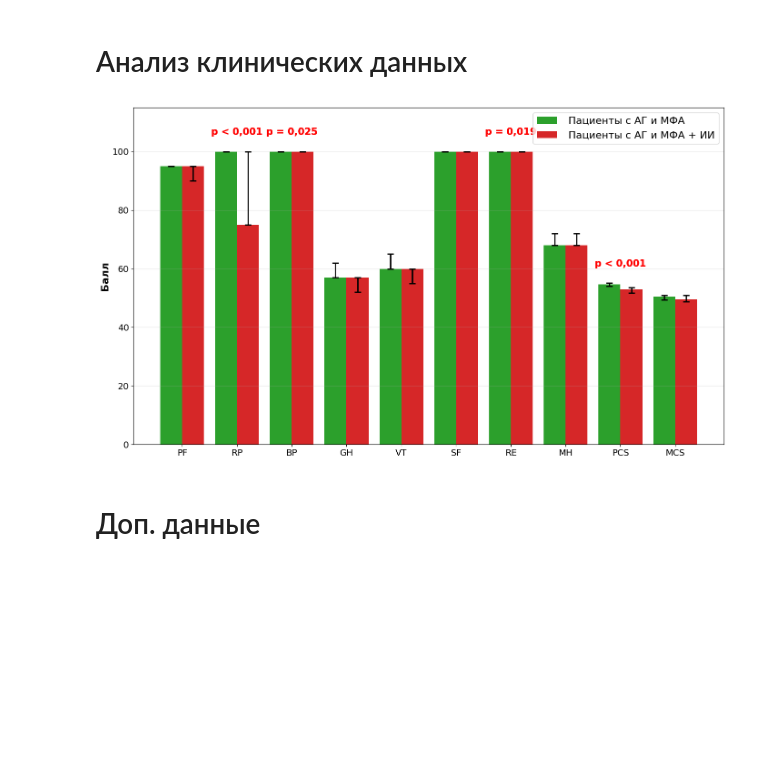
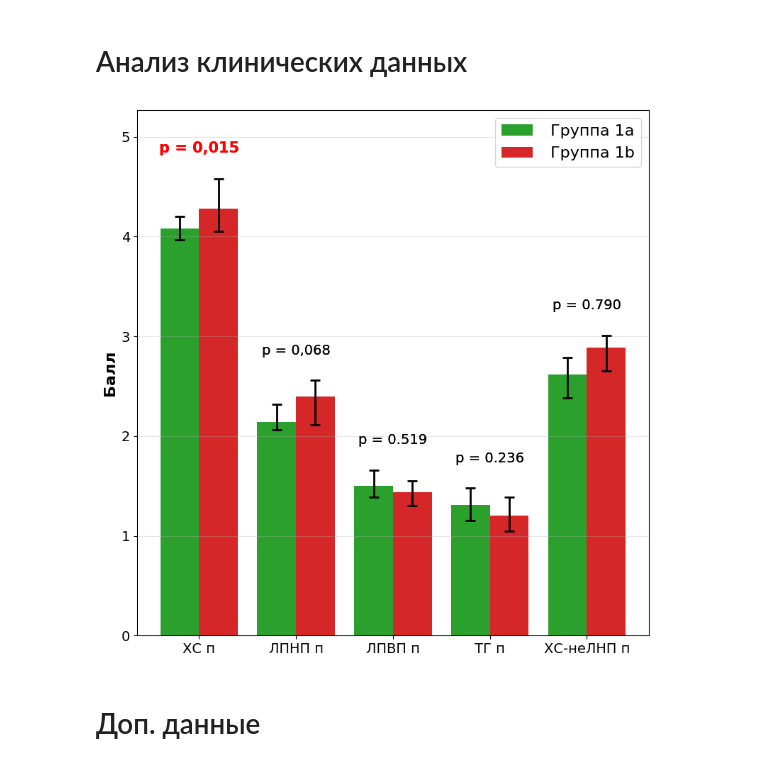
Before and after one commit to hopesofbuzzy/URFU_adii, a Jupyter notebook: Практики/5/Визуализация.ipynb, the cells around one changed output. Drawn from its saved outputs; the diff is of its cells as text; code cells hidden in the pictures; blank space fills up the shorter version.

```diff
--- a/Практики/5/Визуализация.ipynb
+++ b/Практики/5/Визуализация.ipynb
@@ -338,7 +346,8 @@ def create_summary_dict(file_path: str, sheet_name: str, group_names={0: 'Гру
       if not results or indicator in results:
         for group in groups:
             if not results or group in results.get(indicator):
-                data = list(map(float_nan, list(df[df[group_col] == group][indicator])))
+                #
+                data = list(list_float_nan(list(df[df[group_col] == group][indicator])))
                 median, ci = calculate_median_ci(data)
                 summary_data[indicator] = summary_data.setdefault(indicator, {})
                 summary_data[indicator][group] = summary_data[indicator].setdefault(group, {})
@@ -351,33 +360,33 @@ def create_summary_dict(file_path: str, sheet_name: str, group_names={0: 'Гру
                 }
     return summary_data, groups, indicators
 # %%
-def analyze_clinical_data(file_path, sheet_name, group_names={0: 'Группа A', 1: 'Группа B'}):
+def analyze_clinical_data(file_path, sheet_name, group_names={0: 'Группа A', 1: 'Группа B'}, pvalues: dict={}):
     """
     Основная функция для анализа клинических данных и визуализации диаграмм
 
     :param file_path: путь файла с таблицой
     :param sheet_name: лист таблицы для анализа
     :param group_names: обозначения для групп в словаре
+    :param pvalues: p-value при каждом столбце
     """
     # Строим словари с данными, получаем группы и индикаторы
     results, groups, indicators = create_summary_dict(file_path, sheet_name, group_names=group_names)
 
-    pvalues = {'РF': [' ', 0], 'RP': ['p < 0,001', 1],  'BP': ['p = 0,025', 1], 'GH': [' ', 0],
-               'VT': [' ', 0], 'SF': [' ', 0], 'RE': ['p = 0,019', 1], 'MH': [' ', 0], 'PCS': ['p < 0,001', 1], 'MCS': [' ', 0]}
     # Визуализация данных
     create_grouped_bar_chart(results, groups, indicators, pvalues=pvalues)
 
     return results
-# %%
-# Укажите путь к вашему файлу
-file_path = "Для диаграмм с усами.xlsx"
-sheet_name = "А9"
-
-# Запуск анализа
-group_names = {3: 'Пациенты с АГ и МФА', 4: 'Пациенты с АГ и МФА + ИИ'}
-results = analyze_clinical_data(file_path, sheet_name, group_names=group_names)
-# %% [output]
-[figure, removed]
+# %%
+# Укажите путь к вашему файлу
+file_path = "Для диаграмм с усами.xlsx"
+sheet_name = "А3"
+
+# Запуск анализа
+pvalues = {'ХС п': ['p = 0,015', 1], 'ЛПНП п': ['p = 0,068', 0], 'ЛПВП п' : ['p = 0.519', 0],	'ТГ п' : ['p = 0.236', 0], 'ХС-неЛНП п' : ['p = 0.790', 0]}
+group_names = {1: 'Группа 1a', 2: 'Группа 1b'}
+results = analyze_clinical_data(file_path, sheet_name, group_names=group_names, pvalues=pvalues)
+# %% [output]
+[figure, added]
 # %%
 plt.rcParams.update(plt.rcParamsDefault)
 # %% [markdown]
```
Also changed, not shown: parts of 5 cells of this notebook.
